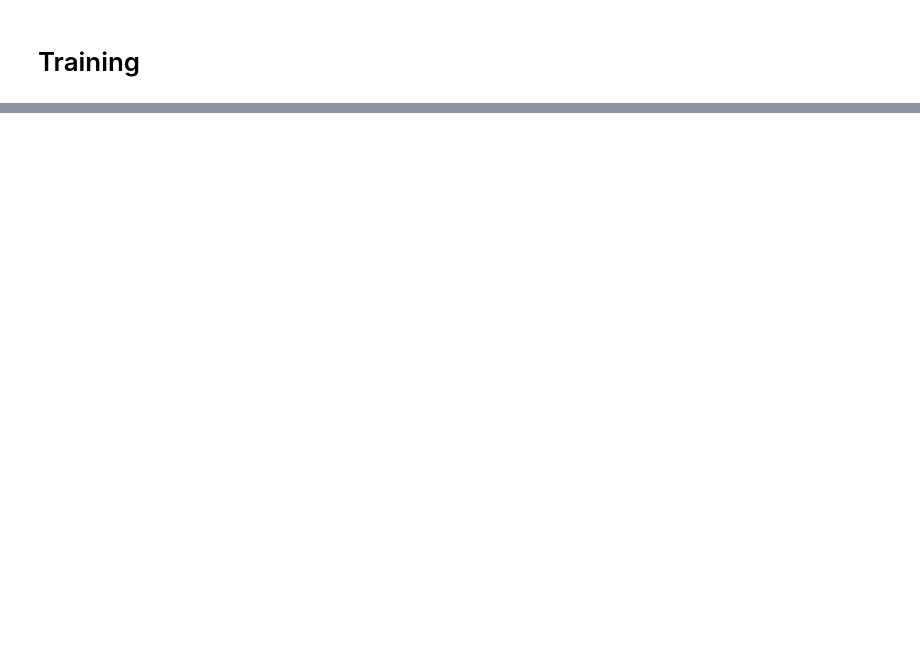
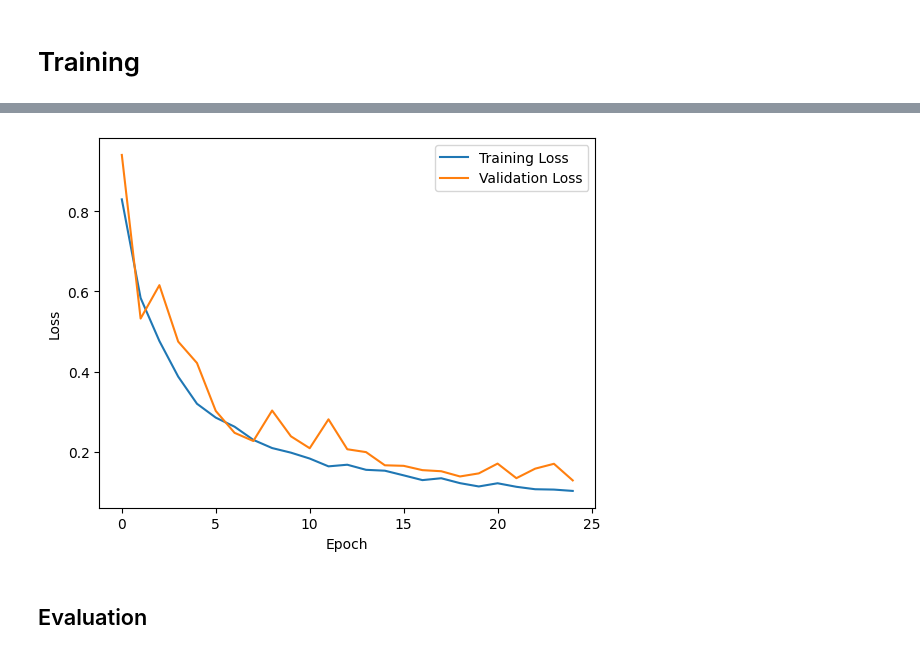
Before and after one commit to ShambaC/Deep-Learning-Lab-AI69202, a Jupyter notebook: DLFA Tutorial 2/25AI92F02_assignment_2.ipynb, the cells around one changed output, grey strips where cells are left out. Drawn from its saved outputs; the diff is of its cells as text; code cells hidden in the pictures; blank space fills up the shorter version.

```diff
--- a/DLFA Tutorial 2/25AI92F02_assignment_2.ipynb
+++ b/DLFA Tutorial 2/25AI92F02_assignment_2.ipynb
@@ -184,7 +222,7 @@ print(model)
 criterion = nn.CrossEntropyLoss()
 optimizer = optim.Adam(model.parameters(), lr=0.0001)
 # %%
-num_epochs = 20
+num_epochs = 25
 train_losses = []
 val_losses = []
 model=model.to(device)
@@ -195,30 +233,34 @@ for epoch in pbar:
     running_loss = 0.0
     for inputs, labels in tqdm(train_loader, desc=f"Epoch {epoch+1}/{num_epochs} Train", leave=False):
         inputs, labels = inputs.to(device), labels.to(device)
         optimizer.zero_grad()
         outputs = model(inputs)
         loss = criterion(outputs, labels)
         loss.backward()
         optimizer.step()
         running_loss += loss.item()
     train_losses.append(running_loss / len(train_loader))
 
     model.eval()
     val_loss = 0.0
     with torch.no_grad():
         for inputs, labels in tqdm(val_loader, desc=f"Epoch {epoch+1}/{num_epochs} Val", leave=False):
             inputs, labels = inputs.to(device), labels.to(device)
             outputs = model(inputs)
             loss = criterion(outputs, labels)
             val_loss += loss.item()
     val_losses.append(val_loss / len(val_loader))
 
     pbar.set_postfix(train_loss=f"{train_losses[-1]:.4f}", val_loss=f"{val_losses[-1]:.4f}")
 
 # Plot the training and validation losses
 plt.plot(train_losses, label='Training Loss')
 plt.plot(val_losses, label='Validation Loss')
 plt.xlabel('Epoch')
 plt.ylabel('Loss')
 plt.legend()
 plt.show()
+# %% [output]
+[figure, added]
+# %% [markdown]
+## Evaluation
```
Also changed, not shown: parts of 17 cells of this notebook, 2 other files.
